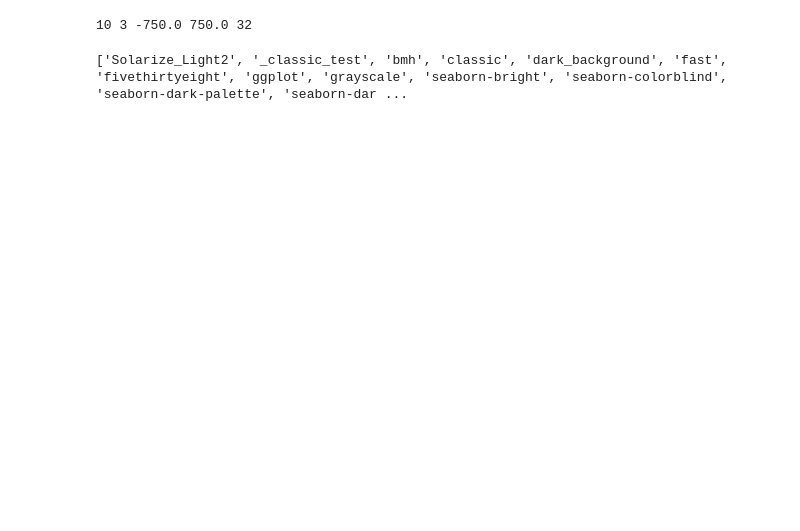
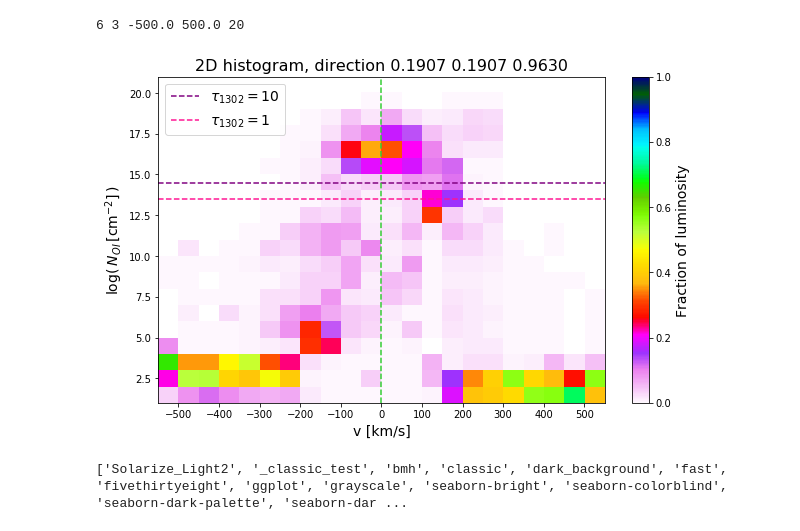
Before and after one commit to mauerhof/SiMapProject, a Jupyter notebook: Analysis/CD_histo_tot.ipynb, the cells around one changed output. Drawn from its saved outputs; the diff is of its cells as text; code cells hidden in the pictures; blank space fills up the shorter version.

```diff
--- a/Analysis/CD_histo_tot.ipynb
+++ b/Analysis/CD_histo_tot.ipynb
@@ -9,6 +17,6 @@ from matplotlib.colors import LogNorm
 # %%
 #Read the initial rays, to get the weights (computed based on the luminosity of the stars)
-IC_file = '/cral/mauerhofer/RascasFiles/sphinx/05_F1000/02_IC20_BP/00183/OI_SiII/CD/Halo1/IC_columnDensity'
+IC_file = '/cral/mauerhofer/RascasFiles/sphinx/05_F1000/02_IC20_BP/00183/Halo1/OI_SiII/CD/IC_CD'
 f = ff(IC_file,'r')
 nrays = f.read_ints()[0]
 f.read_reals()
@@ -23,7 +31,8 @@ print(weights)
  4.74858049e+45 4.63669529e+45]
 # %%
 #Read the output
-output_CD_file = '/cral/mauerhofer/RascasFiles/sphinx/05_F1000/02_IC20_BP/00183/OI_SiII/CD/Halo1/output_CD_2'
+f.close()
+output_CD_file = '/cral/mauerhofer/RascasFiles/sphinx/05_F1000/02_IC20_BP/00183/Halo1/OI_SiII/CD/output_CD_3'
 f = ff(output_CD_file,'r')
 nrays = f.read_ints()[0]
 ndirections = f.read_ints()[0]
@@ -35,4 +44,4 @@ v = np.linspace(vmin - dv/2, vmax + dv/2, nBins+2)
 # %%
 print(ndirections, nGas, vmin, vmax, nBins)
 # %% [output]
-10 3 -750.0 750.0 32
+6 3 -500.0 500.0 20
@@ -49,6 +48,23 @@ for i in range (0,nvec) :
+# %%
+CD_dust = np.zeros((ndirections,nrays))
+for k in range(ndirections):
+    CD = f.read_reals()
+    CD2 = CD.reshape((nBins+2,nrays))
+    CD_dust[k,:] = np.sum(CD2,axis=0)
 # %%
 #OI column density :
-for k in range(ndirections):
+#Read the output
+f.close()
+output_CD_file = '/cral/mauerhofer/RascasFiles/sphinx/05_F1000/02_IC20_BP/00183/Halo1/OI_SiII/CD/output_CD_1'
+f = ff(output_CD_file,'r')
+nrays = f.read_ints()[0]
+ndirections = f.read_ints()[0]
+nGas = f.read_ints()[0]
+vmin, vmax = f.read_reals()
+nBins = f.read_ints()[0]
+dv = (vmax-vmin)/nBins
+v = np.linspace(vmin - dv/2, vmax + dv/2, nBins+2)
+for k in range(1):#ndirections):
 
     CD = f.read_reals()
     #CD begins with npart CD for the first bin of velocity,  then npart CD for the second bin,  etc
@@ -60,39 +76,42 @@ for k in range(ndirections):
     #    weights[i] = weights[i]/np.where(CD2[:,i]!=0)[0].size
 
     v_all = np.repeat(v,nrays)
-    weights_all = np.tile(weights,nBins+2)
+    weights_dust = weights*np.exp(-6.5e-23*CD_dust[k,:])
+    weights_all = np.tile(weights_dust,nBins+2)
 
     xedges = np.linspace(vmin-dv, vmax + dv,nBins+3)
-    yedges = np.arange(1,21.1,0.8)
+    yedges = np.arange(1,21.1,1)
 
     histo, xedges, yedges = np.histogram2d(v_all, CD, bins=(xedges,yedges), weights=weights_all, normed=False)
 
     for i in range(histo[:,0].size):
         histo[i,:] = histo[i,:]/sum(histo[i,:])
 
     histo = np.ma.masked_where(histo < 0.0001, histo)
     cmap = plt.cm.gist_ncar_r
     #cmap = plt.cm.PuBu_r
     cmap.set_bad(color='white')
     #cmap.set_bad(color='black')
 
     fig, ax = plt.subplots(figsize=(10, 6))
     plt.imshow(histo.T, origin='lower', extent=[xedges[0], xedges[-1], yedges[0], yedges[-1]], aspect='auto', cmap=cmap)#,norm=LogNorm())
     plt.axhline(14.5,color='purple',linestyle='--', label=r'$\tau_{1302} = 10$')
     plt.axhline(13.5,color='deeppink',linestyle='--', label=r'$\tau_{1302} = 1$')
     plt.axvline(0,color='limegreen',linestyle='--')
     plt.legend(loc='upper left', fontsize=14)
     cbar = plt.colorbar()
     plt.clim(0,1)
     plt.xlabel('v [km/s]', fontsize=14)
     plt.ylabel(r'$\mathrm{log}( \: N_{OI} \, [\mathrm{cm}^{-2}] \: )$', fontsize=14)
     #plt.title('2D histogram, direction %s'%directions[k], fontsize = 16)
     plt.title('2D histogram, direction %05.4f %05.4f %05.4f'%(directions[k,0],directions[k,1],directions[k,2]), fontsize = 16)
     cbar.set_label('Fraction of luminosity', fontsize=14)
-    plt.xticks(np.arange(xedges[0]+dv, xedges[-1]-dv+0.01, 150))
-    #plt.show()
-    plt.savefig('/cral/mauerhofer/RascasFiles/sphinx/05_F1000/02_IC20_BP/00183/OI_SiII/CD/Halo1/histo_tot_O_%i.png'%k)
+    plt.xticks(np.arange(xedges[0]+dv, xedges[-1]-dv+0.01, 100))
+    plt.show()
+    #plt.savefig('/cral/mauerhofer/RascasFiles/sphinx/05_F1000/02_IC20_BP/00183/OI_SiII/CD/Halo1/histo_tot_O_%i.png'%k)
     plt.close()
+# %% [output]
+[figure, added]
 # %%
 f.close()
 # %%
```
Also changed, not shown: parts of 4 cells of this notebook, 6 other files.
